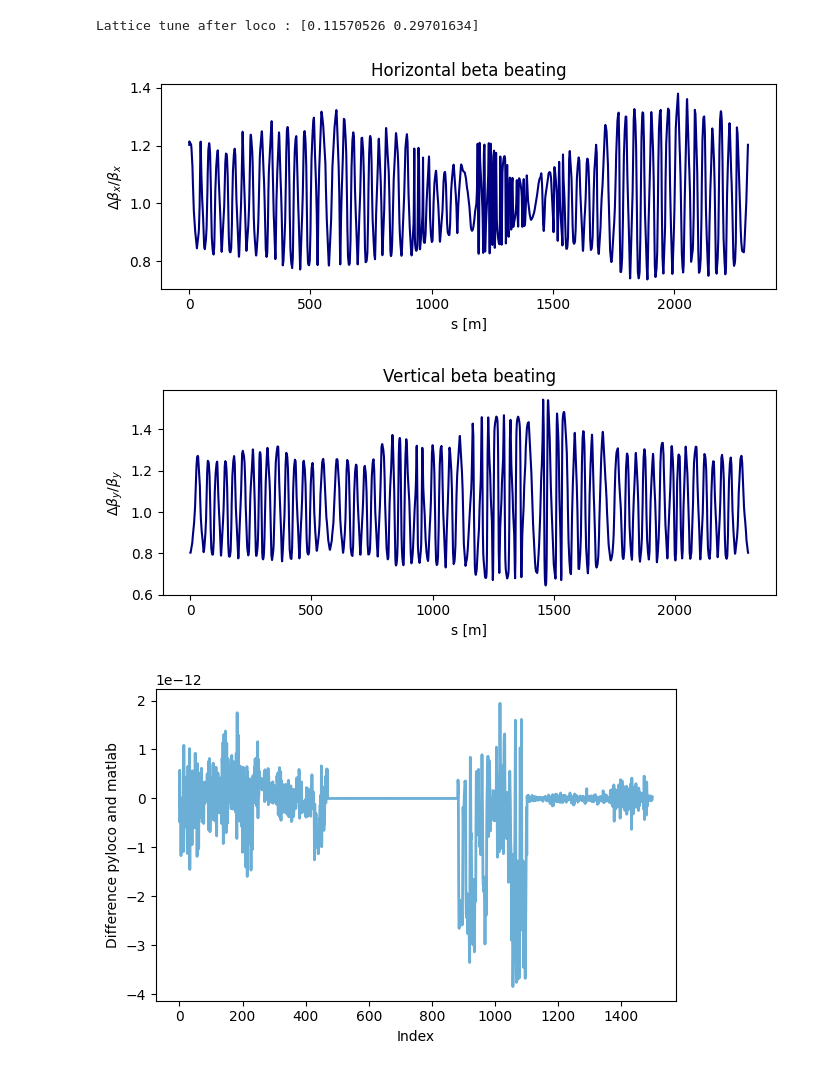
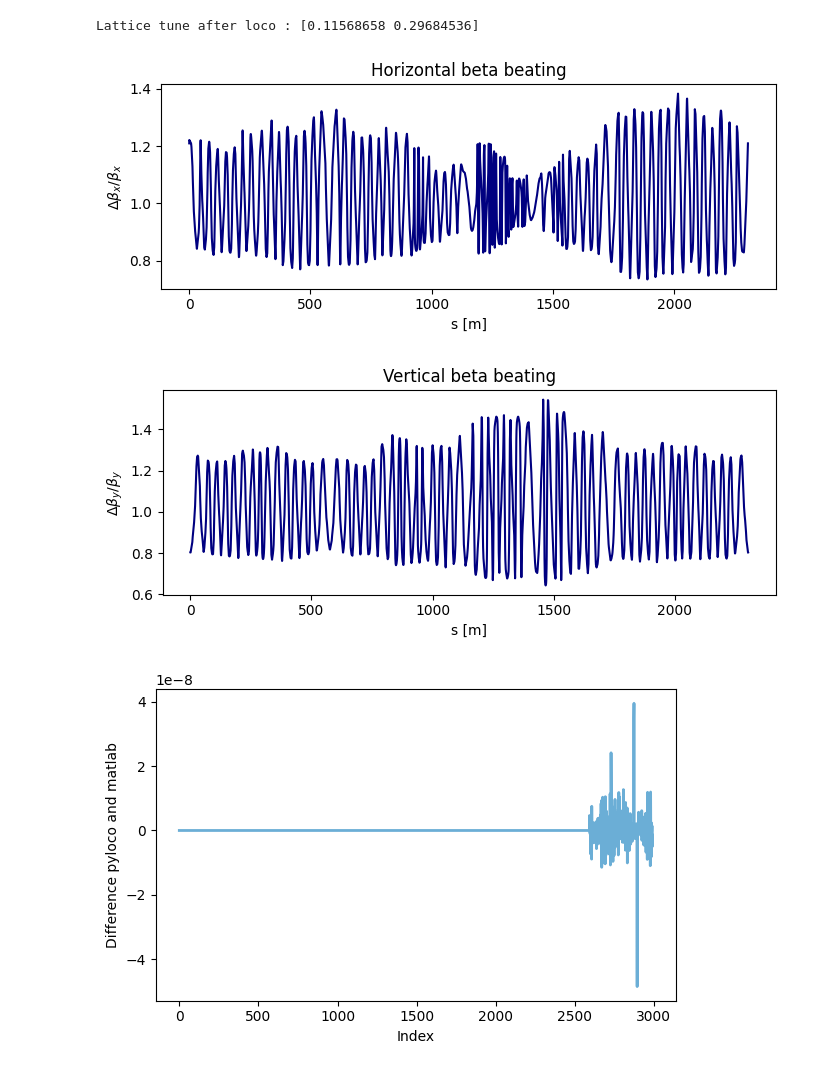
Before and after one commit to elafmusa/pyLOCO, a Jupyter notebook: PETRA III/example_coupling.ipynb, the cells around one changed output. Drawn from its saved outputs; the diff is of its cells as text; code cells hidden in the pictures.

```diff
--- a/PETRA III/example_coupling.ipynb
+++ b/PETRA III/example_coupling.ipynb
@@ -83,11 +83,18 @@ nVBPM        = 235
 cut_         = 397
 fit_list     = [
     "quads",
+    'skew_quads' ,
+    'quads_tilt' ,
     "hbpm_gain",
     "vbpm_gain",
     "hcor_cal",
     "vcor_cal",
     "HCMEnergyShift",
+    "VCMEnergyShift",
+    'hbpm_coupling',
+    'vbpm_coupling',
+    'hcor_coupling',
+    'vcor_coupling',
 ]
 svd_method   = "threshold"
 svd_thresh   = 1e-7
@@ -103,6 +110,8 @@ fit_results, ring = loco_correction_lm(
     nVerCOR=nVerCOR,
     nHBPM=nHBPM,
     nVBPM=nVBPM,
+    skew_ords=skew_ord,
+    quads_tilt= quad_indices,
     orm_measured=measured_orm,
     cut_=cut_,
     weights=sigma_w,
@@ -110,7 +119,7 @@ fit_results, ring = loco_correction_lm(
     fit_list=fit_list,
     show_svd_plot=True,
     CAVords=CAVords,
-    remove_coupling_=True,
+    remove_coupling_=False,
     nLMIter=10,
     plot_fit_parameters=False,
     includeDispersion=False,
@@ -128,7 +137,7 @@ fit_results, ring = loco_correction_lm(
 )
 
 # --- save results ---
-np.save("loco_lm_fit_results.npy", fit_results)
+np.save("loco_lm_coupling_fit_results.npy", fit_results)
 # %% [output]
 ========== LOCO Iteration 1 / 1 LM Method ==========
 Measuring ORM from simulation ...
@@ -162,18 +172,18 @@ by = (twiss_err.beta[:, 1]) / twiss.beta[:, 1]
 plot_data(s_pos, bx, "s [m]", r"$\Delta\beta_x / \beta_x$ ", "Horizontal beta beating")
 plot_data(s_pos, by, "s [m]", r"$\Delta\beta_y / \beta_y$ ", "Vertical beta beating")
 # %% [output]
-Lattice tune after loco : [0.11570526 0.29701634]
+Lattice tune after loco : [0.11568658 0.29684536]
 [figure]
 [figure]
 # %%
 import matplotlib.pyplot as plt
-fit_results_matlab = np.load('matlab_fit_1iter.npy')
+fit_results_matlab = np.load('matlab_coupling_fit_1iter.npy')
 rel_diff = (fit_results_matlab - fit_results)
 plt.figure(figsize=(6, 4))
 plt.plot(rel_diff, color="#6baed6", lw=2)
 plt.xlabel("Index")
 plt.ylabel("Difference pyloco and matlab")
 plt.tight_layout()
 plt.show()
 # %% [output]
-[figure, old version]
+[figure, new version]
```
Also changed, not shown: parts of 1 cell of this notebook, 11 other files.
